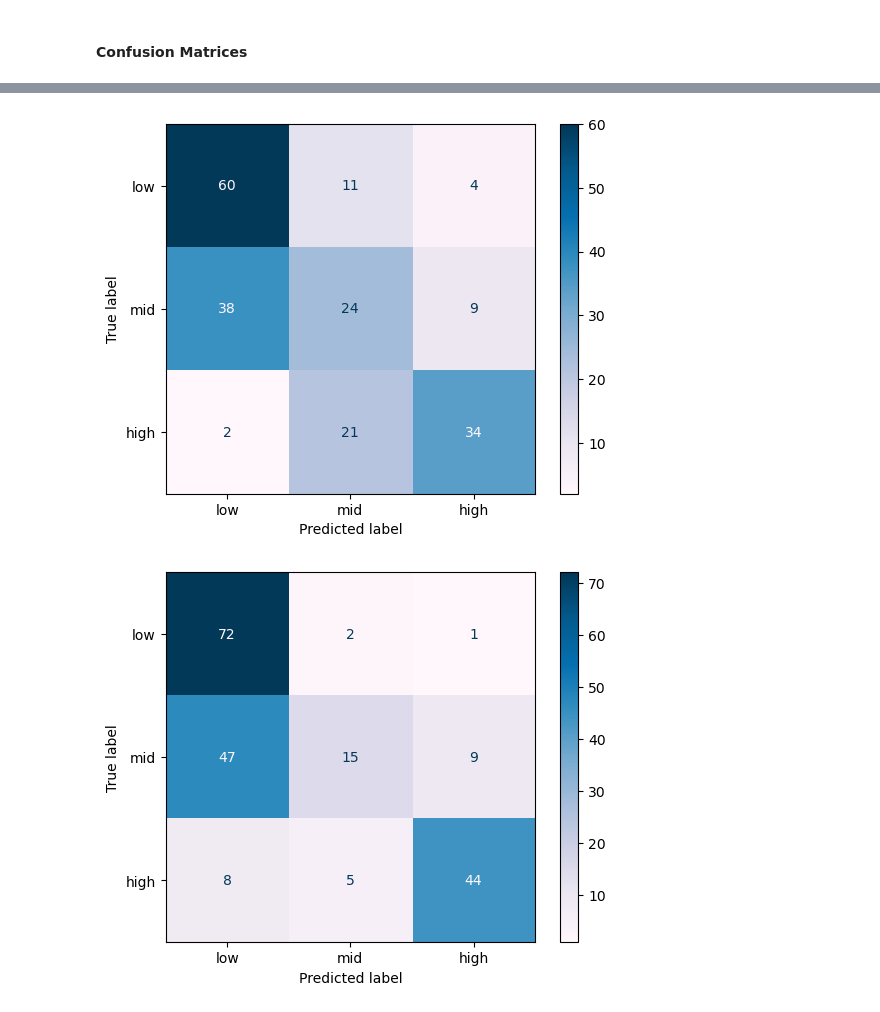
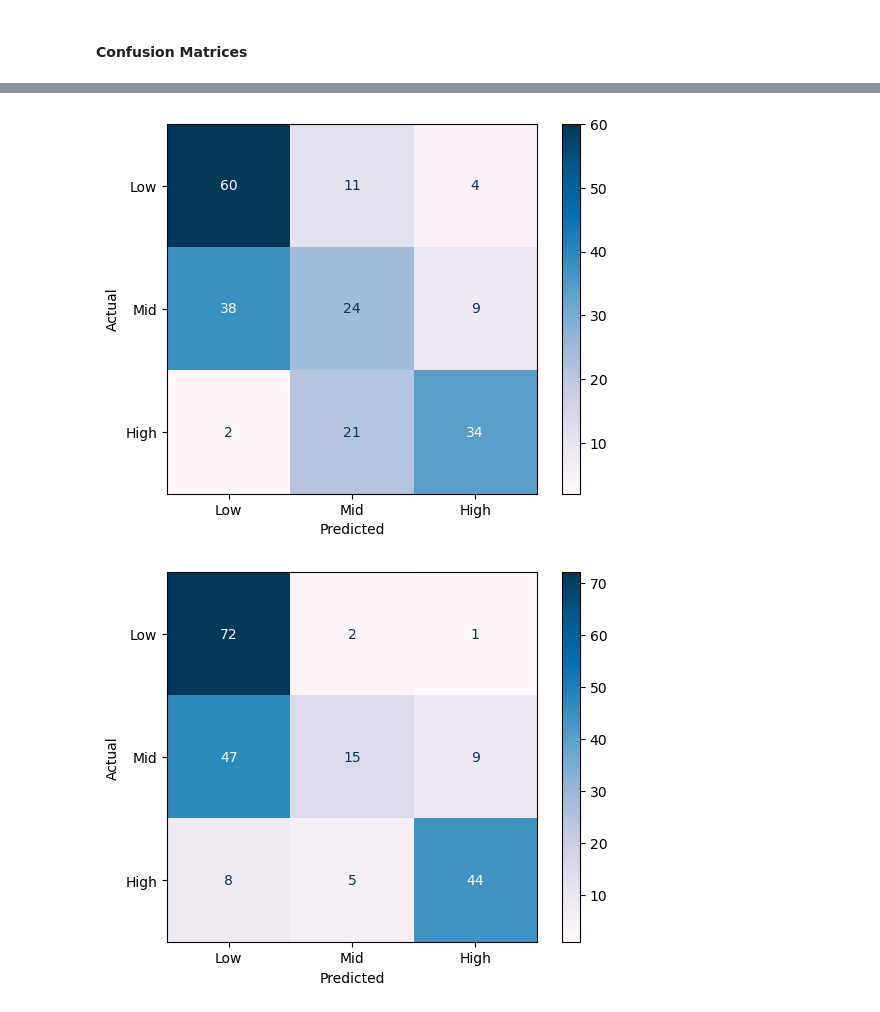
Before and after one commit to LilyyVogel/DS-Capstone-Project, a Jupyter notebook: CapstoneProject.ipynb, the cells around one changed output, grey strips where cells are left out. Cells and saved outputs as stored; diff of their text form; code cells hidden in the pictures.

```diff
--- a/CapstoneProject.ipynb
+++ b/CapstoneProject.ipynb
@@ -264,7 +292,7 @@ feature_imp.sort_values(by='importance', ascending=False)
 # %% [markdown]
 #### Confusion Matrices
 # %%
-labels = ['low', 'mid', 'high']
+labels = ['Low', 'Mid', 'High']
 # %%
 # Logistic Regression
 LR_conf_matrix = confusion_matrix(y_test, y_pred_LR)
@@ -277,21 +307,25 @@ plt.show()
 # %%
-# Logistic Regression
+# Ordinal Logistic Regression
 OLR_conf_matrix = confusion_matrix(y_test, y_pred_OLR)
 
 display = ConfusionMatrixDisplay(confusion_matrix=OLR_conf_matrix, display_labels=labels)
 display.plot(cmap='PuBu')
+plt.xlabel("Predicted")
+plt.ylabel("Actual")
 plt.show()
 # %% [output]
-[figure, old version]
+[figure, new version]
 # %%
 # Decision Tree
 DT_conf_matrix = confusion_matrix(y_test, y_pred_DT)
 
 display = ConfusionMatrixDisplay(confusion_matrix=DT_conf_matrix, display_labels=labels)
 display.plot(cmap='PuBu')
+plt.xlabel("Predicted")
+plt.ylabel("Actual")
 plt.show()
 # %% [output]
-[figure, old version]
+[figure, new version]
 # %%
 # Random Forest
 RF_conf_matrix = confusion_matrix(y_test, y_pred_RF)
```
Also changed, not shown: parts of 14 cells of this notebook.
